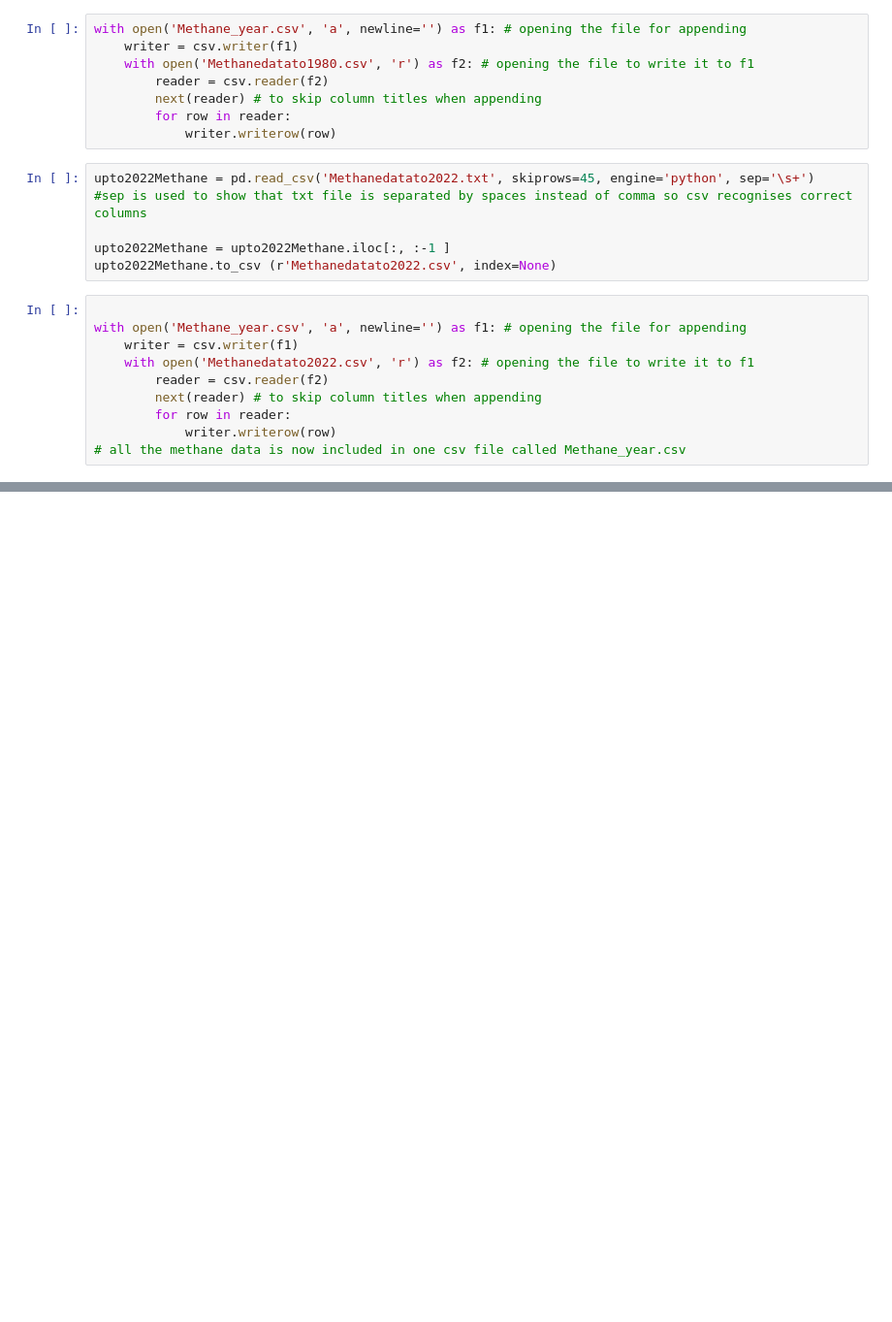
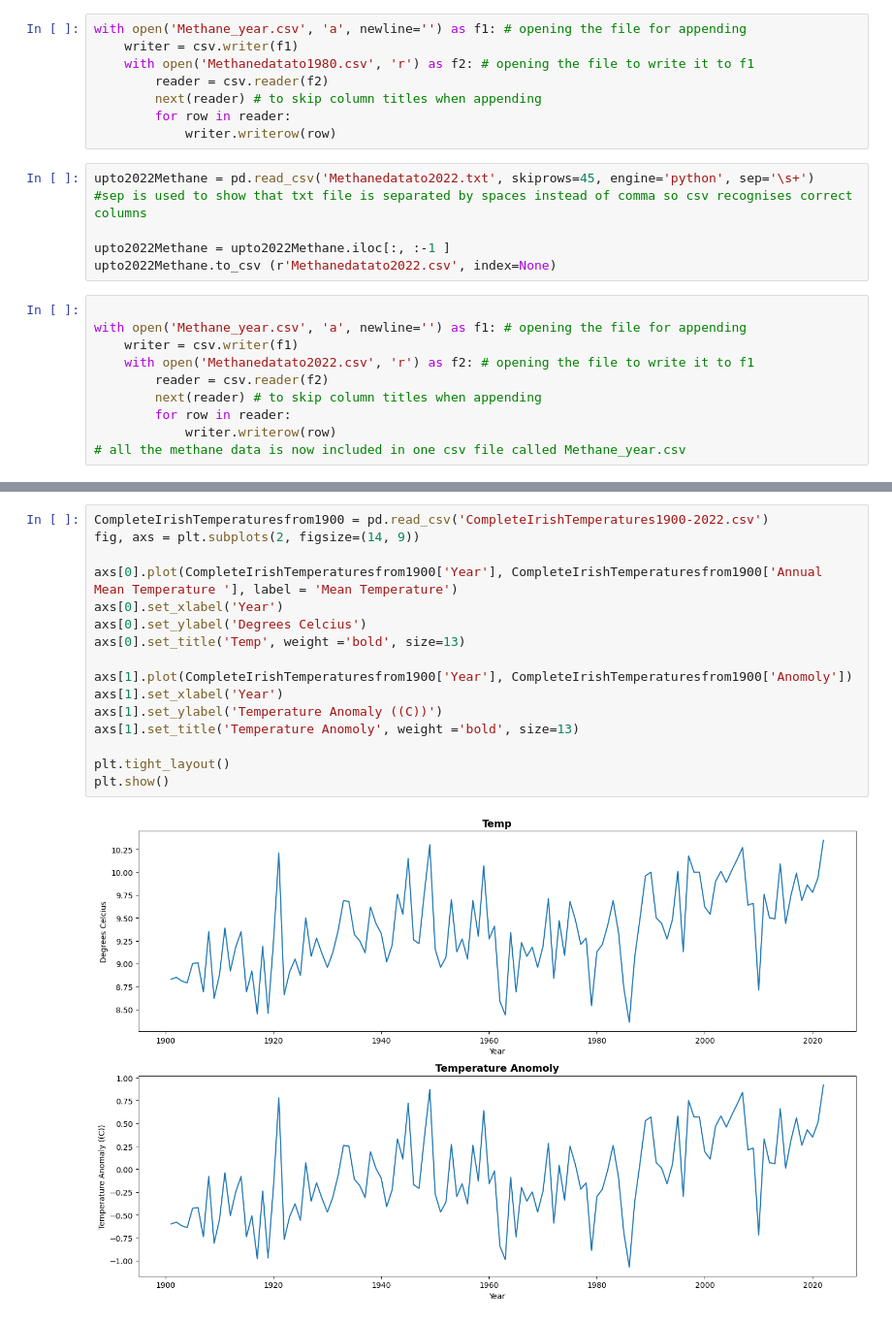
Before and after one commit to rebeccaf1918/Programming-for-Da-Project2, a Jupyter notebook: Project.ipynb, the cells around one changed output, grey strips where cells are left out. Shown at 97% size. Saved outputs shown, nothing was run; the diff lists cells and outputs as text; blank space fills up the shorter version.

Commit message:
adding plots for irish temp and rainfall

```diff
--- a/Project.ipynb
+++ b/Project.ipynb
@@ -316,0 +370,18 @@ plt.show()
+# %%
+CompleteIrishTemperaturesfrom1900 = pd.read_csv('CompleteIrishTemperatures1900-2022.csv')
+fig, axs = plt.subplots(2, figsize=(14, 9))
+
+axs[0].plot(CompleteIrishTemperaturesfrom1900['Year'], CompleteIrishTemperaturesfrom1900['Annual Mean Temperature '], label = 'Mean Temperature')
+axs[0].set_xlabel('Year')
+axs[0].set_ylabel('Degrees Celcius')
+axs[0].set_title('Temp', weight ='bold', size=13)
+
+axs[1].plot(CompleteIrishTemperaturesfrom1900['Year'], CompleteIrishTemperaturesfrom1900['Anomoly'])
+axs[1].set_xlabel('Year')
+axs[1].set_ylabel('Temperature Anomaly ((C))')
+axs[1].set_title('Temperature Anomoly', weight ='bold', size=13)
+
+plt.tight_layout()
+plt.show()
+# %% [output]
+[figure, added]
```
Also changed, not shown: parts of 14 cells of this notebook, 10 other files.
